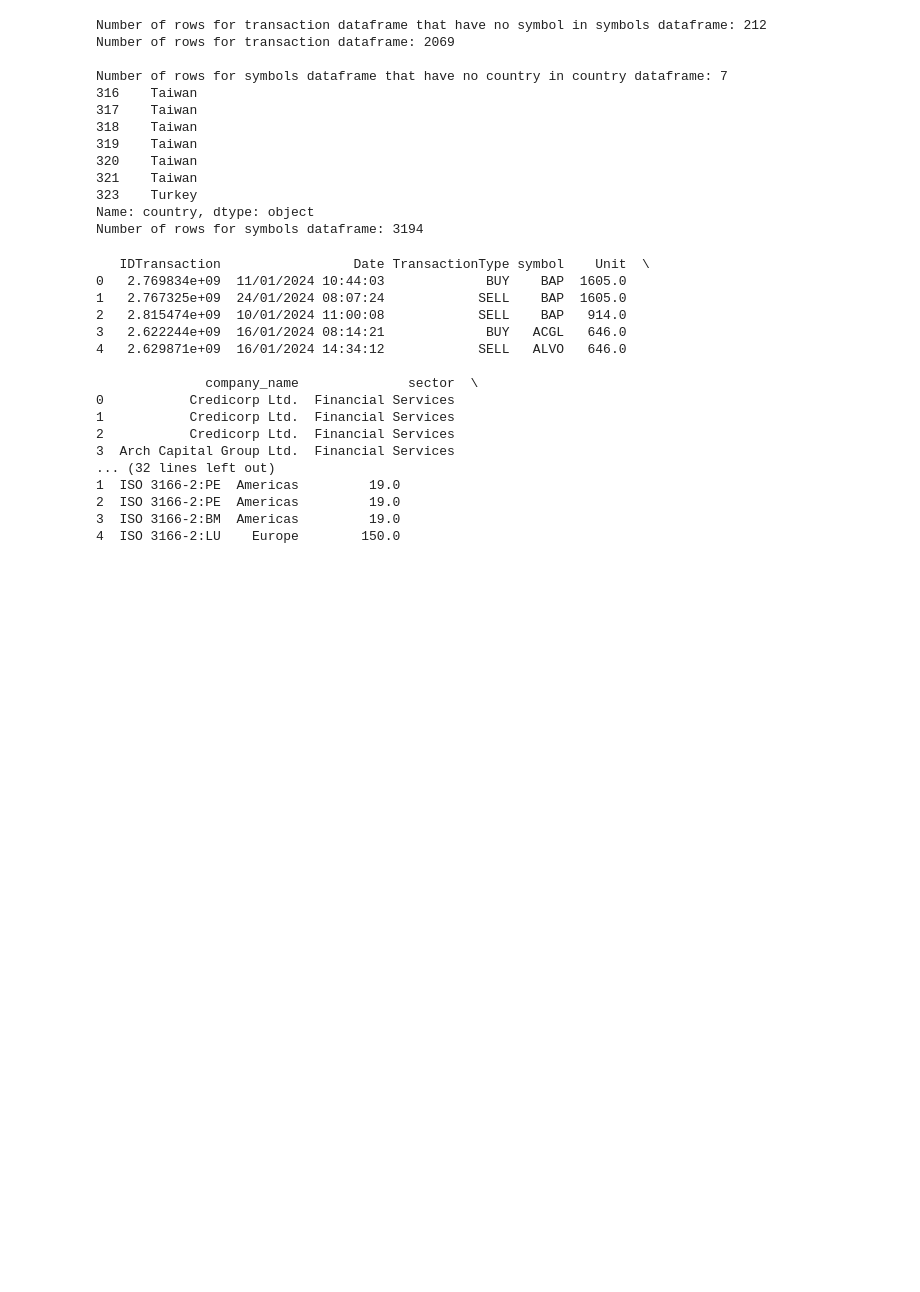
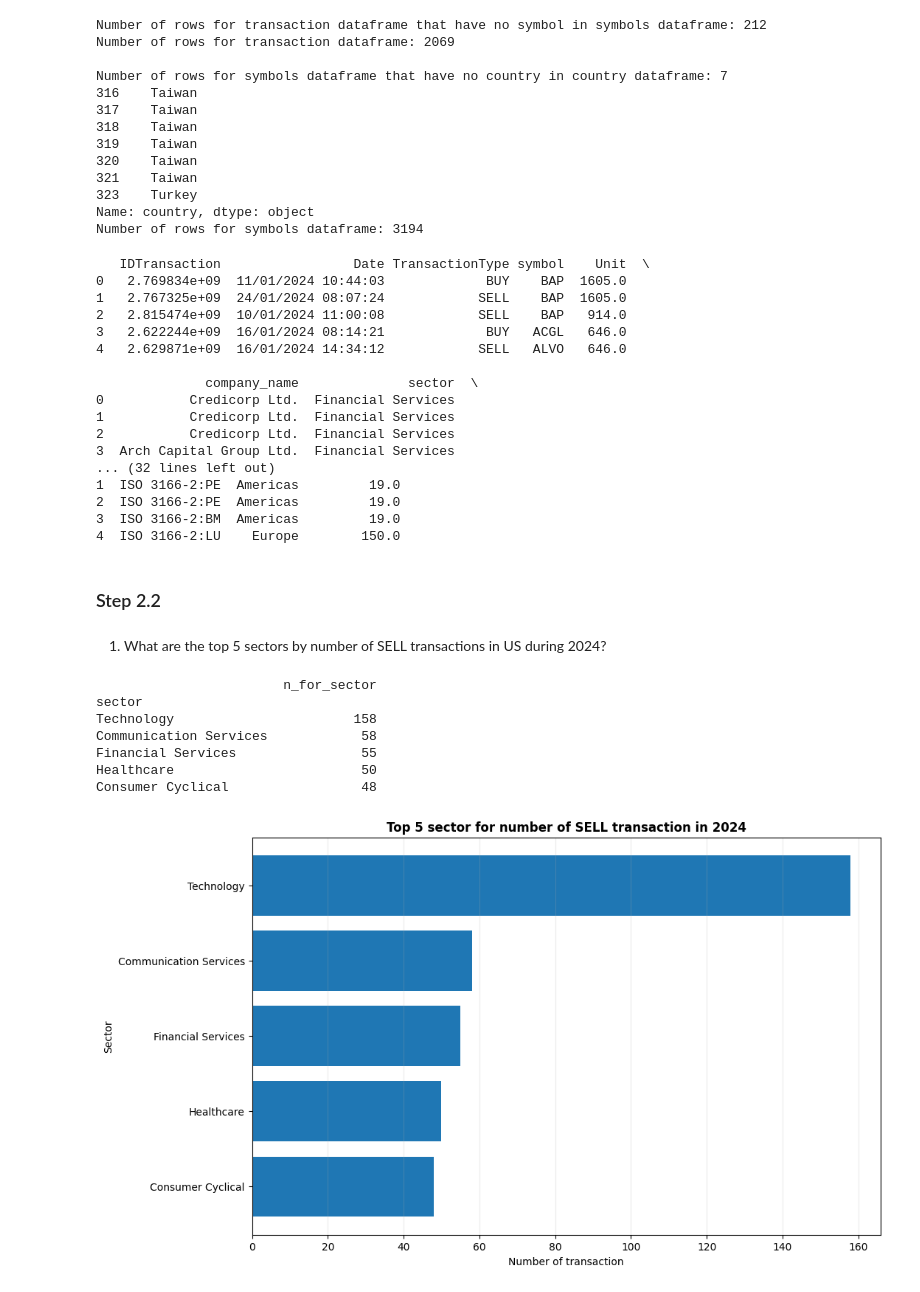
Before and after one commit to andreaisaia00/Andrea-Isaia-BDA2026, a Jupyter notebook: Homework3/ETL.ipynb, the cells around one changed output. Saved outputs shown, nothing was run; the diff lists cells and outputs as text; code cells hidden in the pictures; blank space fills up the shorter version.

```diff
--- a/Homework3/ETL.ipynb
+++ b/Homework3/ETL.ipynb
@@ -48,6 +48,10 @@ Image(url="Star_Schema.png", width=500, height=500)
 # %%
 import pandas as pd
 import matplotlib.pyplot as plt
+
+# Plot features
+plt.rcParams["axes.titleweight"] = "bold"
+plt.rcParams["axes.grid"] = False
 
 import os
 print(os.getcwd())
@@ -241,3 +245,38 @@ print("\n",df.head())
 2  ISO 3166-2:PE  Americas         19.0
 3  ISO 3166-2:BM  Americas         19.0
 4  ISO 3166-2:LU    Europe        150.0
+# %% [markdown]
+### Step 2.2
+# %% [markdown]
+1. What are the top 5 sectors by number of SELL transactions in US during 2024?
+# %%
+# Finding in the US the sector with the higest number of SELL transaction
+df_america = df[df["country"] == "United States of America"].copy()
+df_america = df_america[df_america["TransactionType"] == "SELL"]
+df_america = df_america.groupby("sector").agg(
+    n_for_sector = ("sector","count")
+).nlargest(5,"n_for_sector")
+
+# Seeing the result
+print(df_america)
+
+# Creating a bar plot to rapresent
+df_america = df_america.sort_values("n_for_sector",ascending=True)
+fig, ax = plt.subplots(figsize = (11,7))
+ax.barh(
+    df_america.index,
+    df_america["n_for_sector"],
+)
+ax.set_title("Top 5 sector for number of SELL transaction in 2024")
+ax.set_xlabel("Number of transaction")
+ax.set_ylabel("Sector")
+ax.grid(axis="x",alpha=0.25)
+# %% [output]
+                        n_for_sector
+sector
+Technology                       158
+Communication Services            58
+Financial Services                55
+Healthcare                        50
+Consumer Cyclical                 48
+[figure, added]
```
Also changed, not shown: parts of 9 cells of this notebook.
